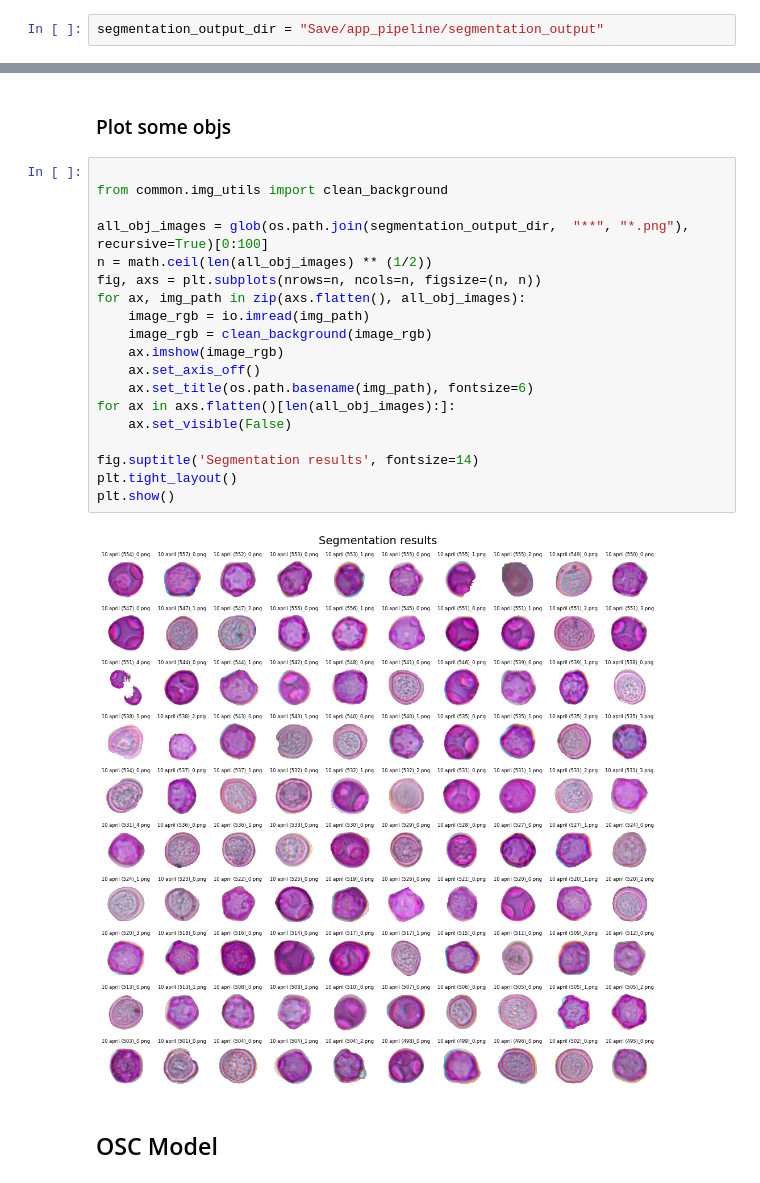
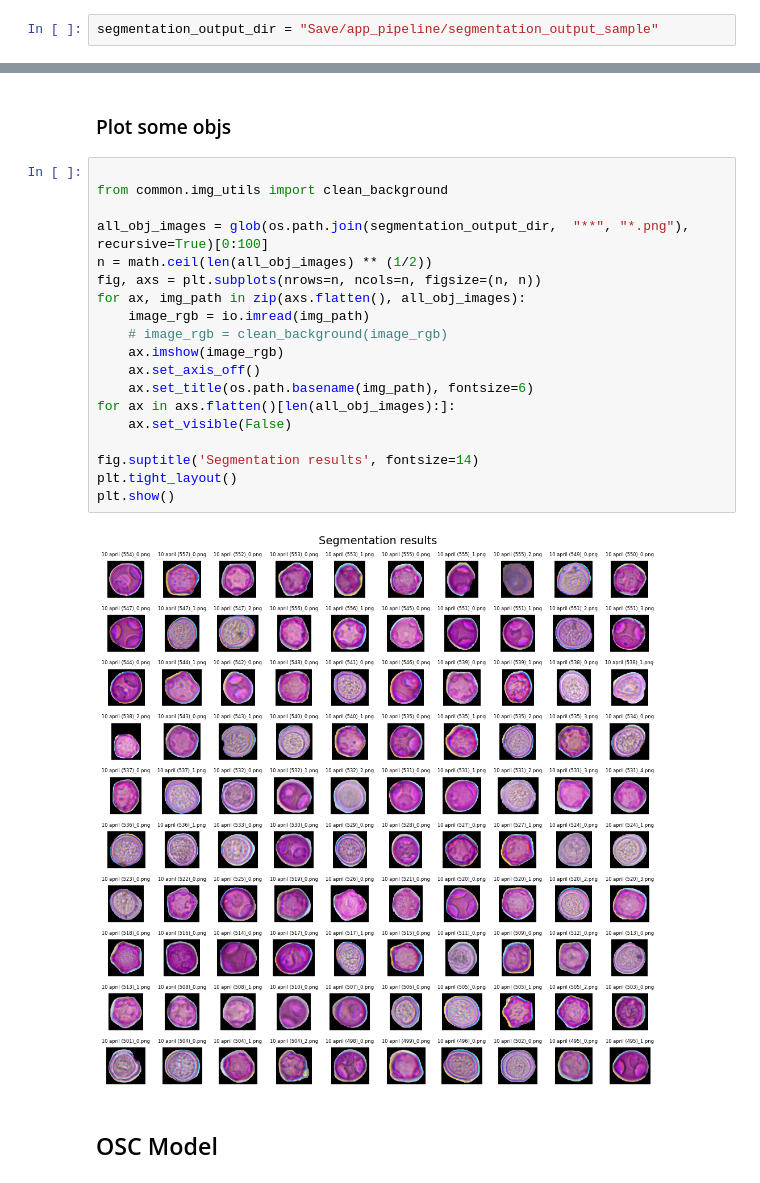
Before and after one commit to Digiratory/Pollen-Analyzer, a Jupyter notebook: 4_application_pipeline.ipynb, the cells around one changed output, grey strips where cells are left out. Drawn from its saved outputs; the diff is of its cells as text.

```diff
--- a/4_application_pipeline.ipynb
+++ b/4_application_pipeline.ipynb
@@ -120,7 +109,7 @@ plt.show()
 # %% [markdown]
 ### Process all images
 # %%
-segmentation_output_dir = "Save/app_pipeline/segmentation_output"
+segmentation_output_dir = "Save/app_pipeline/segmentation_output_sample"
 # %%
 if os.path.exists(segmentation_output_dir):
     shutil.rmtree(segmentation_output_dir)
@@ -133,24 +125,24 @@ for image_path in tqdm(images):
 # %%
 
 from common.img_utils import clean_background
 
 all_obj_images = glob(os.path.join(segmentation_output_dir,  "**", "*.png"), recursive=True)[0:100]
 n = math.ceil(len(all_obj_images) ** (1/2))
 fig, axs = plt.subplots(nrows=n, ncols=n, figsize=(n, n))
 for ax, img_path in zip(axs.flatten(), all_obj_images):
     image_rgb = io.imread(img_path)
-    image_rgb = clean_background(image_rgb)
+    # image_rgb = clean_background(image_rgb)
     ax.imshow(image_rgb)
     ax.set_axis_off()
     ax.set_title(os.path.basename(img_path), fontsize=6)
 for ax in axs.flatten()[len(all_obj_images):]:
     ax.set_visible(False)
 
 fig.suptitle('Segmentation results', fontsize=14)
 plt.tight_layout()
 plt.show()
 # %% [output]
-[figure, old version]
+[figure, new version]
 # %% [markdown]
 ## OSC Model
 # %%
```
Also changed, not shown: parts of 16 cells of this notebook, 18 other files.
